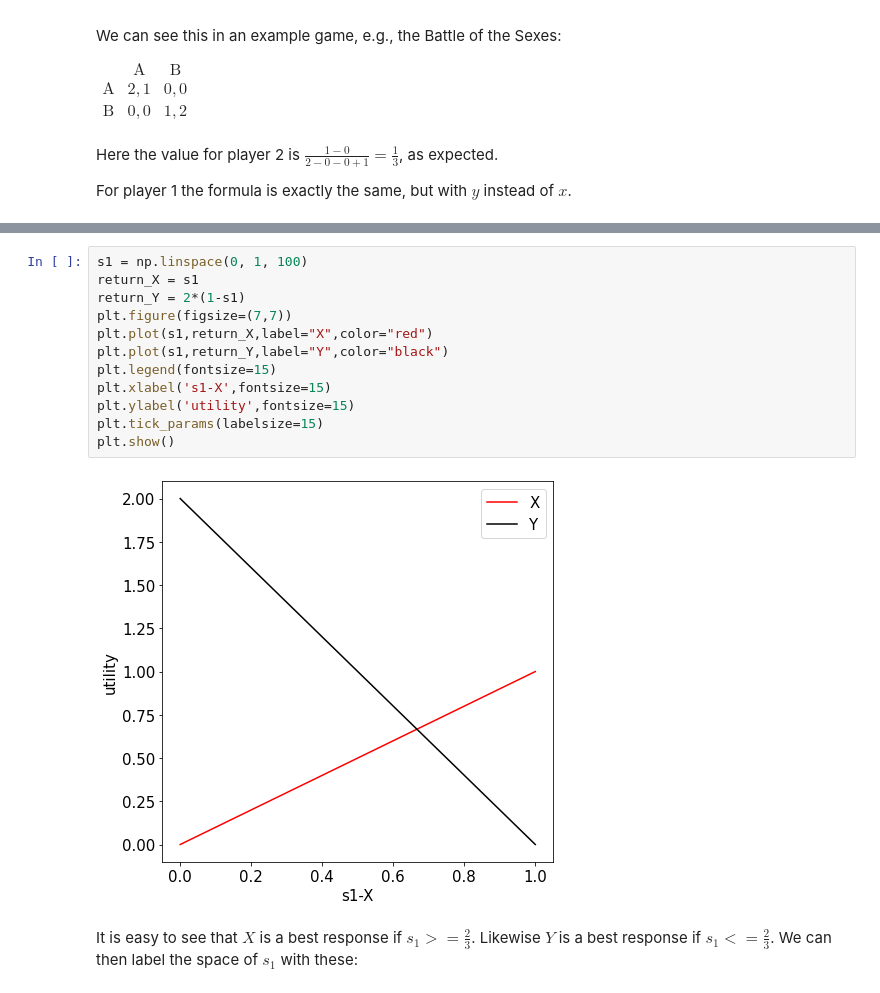
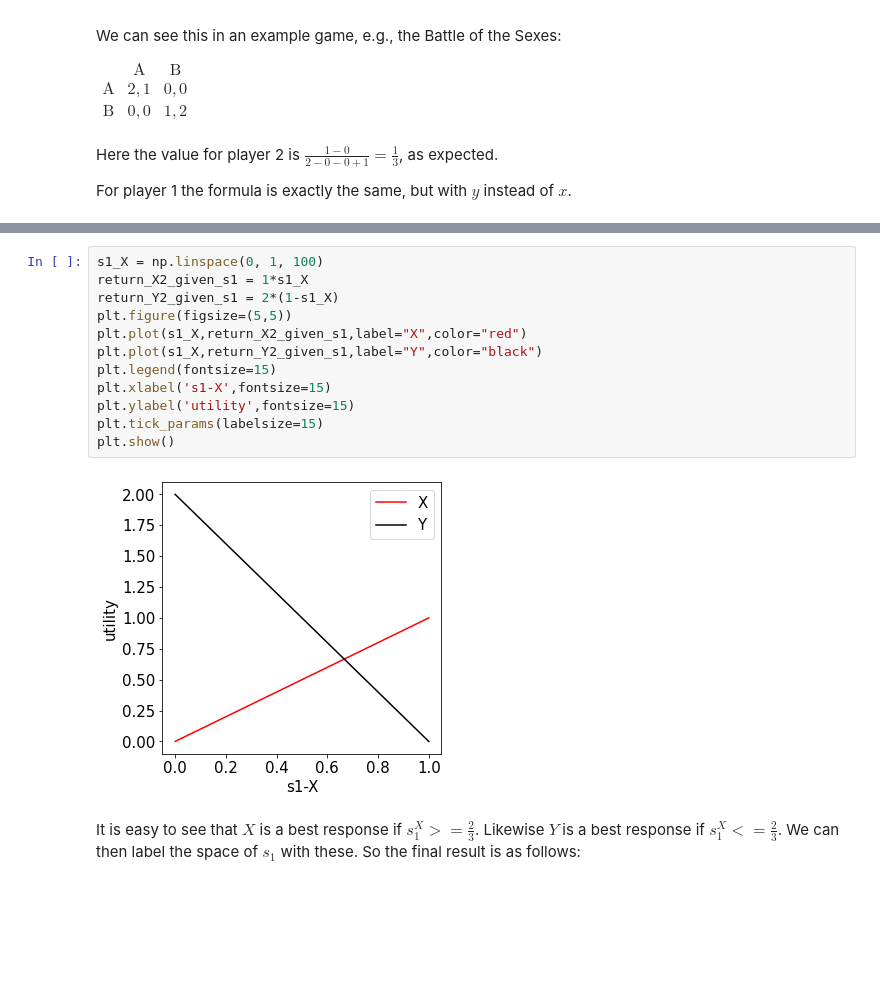
Before and after one commit to GiottoFrean/Multiagent_Systems, a Jupyter notebook: 4 Computing solution concepts for Normal-Form games/A - Computing Nash equilibria.ipynb, the cells around one changed output, grey strips where cells are left out. Drawn from its saved outputs; the diff is of its cells as text; blank space fills up the shorter version.

```diff
--- a/4 Computing solution concepts for Normal-Form games/A - Computing Nash equilibria.ipynb
+++ b/4 Computing solution concepts for Normal-Form games/A - Computing Nash equilibria.ipynb
@@ -283,17 +285,17 @@ The return for player 2 of going $X$ is $1s_1$, and the return of going $Y$ is $
 # %%
-s1 = np.linspace(0, 1, 100)
-return_X = s1
-return_Y = 2*(1-s1)
-plt.figure(figsize=(7,7))
-plt.plot(s1,return_X,label="X",color="red")
-plt.plot(s1,return_Y,label="Y",color="black")
+s1_X = np.linspace(0, 1, 100)
+return_X2_given_s1 = 1*s1_X
+return_Y2_given_s1 = 2*(1-s1_X)
+plt.figure(figsize=(5,5))
+plt.plot(s1_X,return_X2_given_s1,label="X",color="red")
+plt.plot(s1_X,return_Y2_given_s1,label="Y",color="black")
 plt.legend(fontsize=15)
 plt.xlabel('s1-X',fontsize=15)
 plt.ylabel('utility',fontsize=15)
 plt.tick_params(labelsize=15)
 plt.show()
 # %% [output]
-[figure, old version]
+[figure, new version]
 # %% [markdown]
-It is easy to see that $X$ is a best response if $s_1>=\frac{2}{3}$. Likewise $Y$ is a best response if $s_1<=\frac{2}{3}$. We can then label the space of $s_1$ with these:
+It is easy to see that $X$ is a best response if $s_1^X>=\frac{2}{3}$. Likewise $Y$ is a best response if $s_1^X<=\frac{2}{3}$. We can then label the space of $s_1$ with these. So the final result is as follows:
 # %%
```
Also changed, not shown: parts of 9 cells of this notebook.
